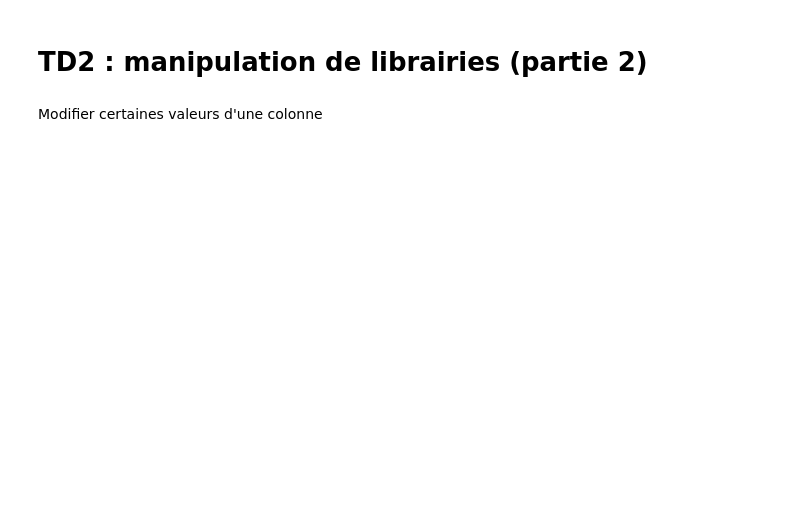
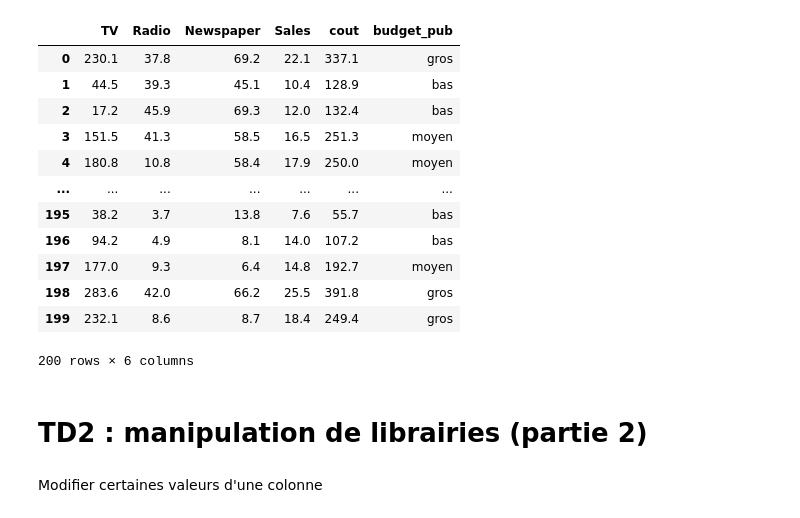
Before and after one commit to aymankr/ia-miashs, a Jupyter notebook: td1_2.ipynb, the cells around one changed output. Cells and saved outputs as stored; diff of their text form; code cells hidden in the pictures; blank space fills up the shorter version.

Commit message:
modification fichier

```diff
--- a/td2.ipynb
+++ b/td1_2.ipynb
@@ -0,0 +162,9 @@
+# %%
+dates = pd.date_range("2020-01", end="2022-06", freq="W-MON")
+categories = "trottinette vélo voiture marche tram bus train".split()
+true_false = (dates.month > 3) * (dates.month < 7) # récolter deux tableaux et multiplier les booléens entre eux
+delay = (pd.Timestamp('now') - dates).round('D')
+big_df = pd.DataFrame({'mobility':
+     pd.Categorical(random.choices(categories, k=dates.size)), 'start': 0,
+     'stop': 0.1 * np.array(random.choices(list(range(100)), k=dates.size)),
+     'delay':delay, 'date':dates, 'target':true_false})
@@ -0,0 +173,11 @@
+# %%
+ventes = pd.read_csv("sales.csv") # help(pd.read_csv) pour les options
+
+big_df.head()
+big_df.head(2)
+big_df.tail()
+big_df.tail(2)
+big_df.info()
+big_df.describe() # afficher stats
+big_df.describe(include='all')
+big_df.mobility.unique() # valeurs uniques possibles
@@ -1,3 +276,39 @@
+# %%
+big_df.couleur.count()
+big_df.couleur.value_counts()
+#big_df
+# inplace pour enregistrer modification dans big_df
+big_df['couleur'].fillna('black', inplace=True)
+big_df['couleur'].fillna(method='ffill', inplace=True)
+big_df['couleur'].fillna(method='bfill', inplace=True)
+big_df
+ventes['facteur'] = ventes.Sales / ventes.TV
+ventes.facteur.describe()
+ventes.drop('facteur', axis=1, inplace = True)
+ventes.columns
+
+ventes.drop(ventes[ventes.TV > 50].index)
+ventes
+
+ventes.loc[ventes["TV"] > 100, "budget_pub"] = "moyen"
+ventes.loc[ventes["TV"] > 200, "budget_pub"] = "gros"
+ventes.loc[ventes["TV"] <= 100, "budget_pub"] = "bas"
+
+ventes
+# %% [output]
+|  | TV | Radio | Newspaper | Sales | cout | budget_pub |
+| 0 | 230.1 | 37.8 | 69.2 | 22.1 | 337.1 | gros |
+| 1 | 44.5 | 39.3 | 45.1 | 10.4 | 128.9 | bas |
+| 2 | 17.2 | 45.9 | 69.3 | 12.0 | 132.4 | bas |
+| 3 | 151.5 | 41.3 | 58.5 | 16.5 | 251.3 | moyen |
+| 4 | 180.8 | 10.8 | 58.4 | 17.9 | 250.0 | moyen |
+| ... | ... | ... | ... | ... | ... | ... |
+| 195 | 38.2 | 3.7 | 13.8 | 7.6 | 55.7 | bas |
+| 196 | 94.2 | 4.9 | 8.1 | 14.0 | 107.2 | bas |
+| 197 | 177.0 | 9.3 | 6.4 | 14.8 | 192.7 | moyen |
+| 198 | 283.6 | 42.0 | 66.2 | 25.5 | 391.8 | gros |
+| 199 | 232.1 | 8.6 | 8.7 | 18.4 | 249.4 | gros |
+200 rows × 6 columns
 # %% [markdown]
 # TD2 : manipulation de librairies (partie 2)
 # %% [markdown]
```
Also changed, not shown: parts of 23 cells of this notebook, 1 other file.
